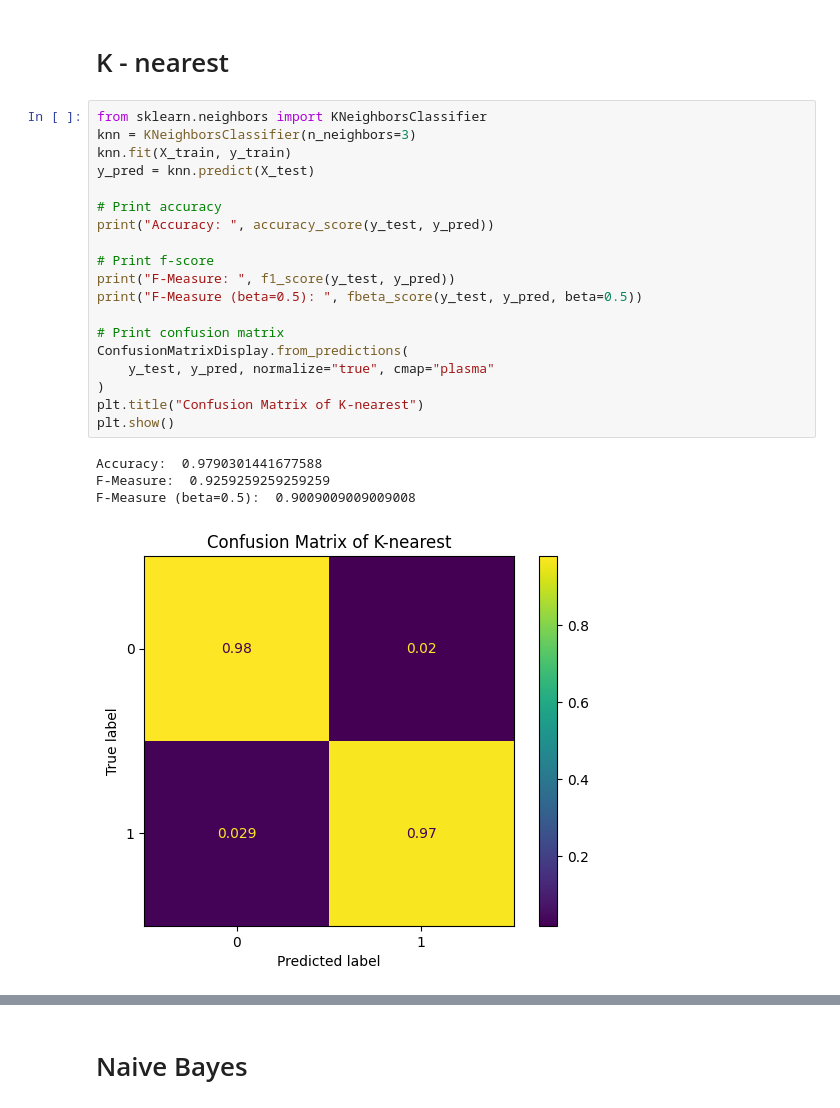
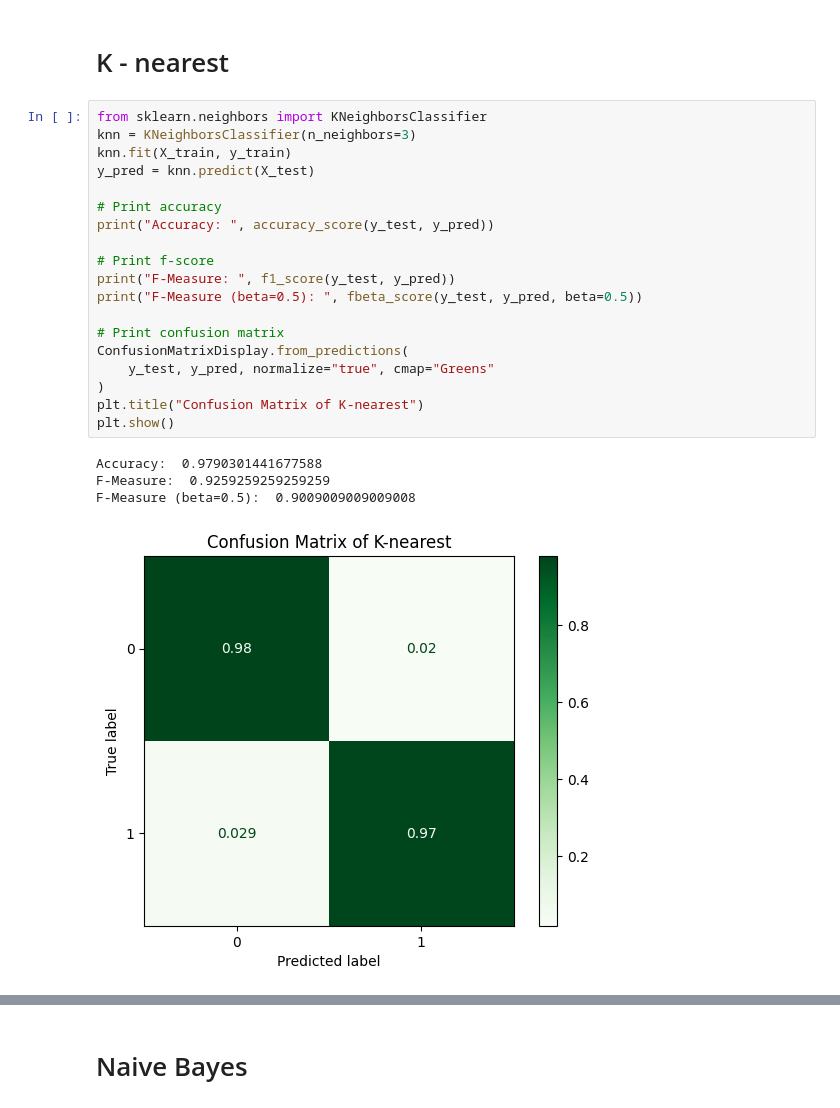
Before and after one commit to Darzuo/cs4641-code, a Jupyter notebook: exploration.ipynb, the cells around one changed output, grey strips where cells are left out. Cells and saved outputs as stored; diff of their text form.

```diff
--- a/exploration.ipynb
+++ b/exploration.ipynb
@@ -276,24 +277,24 @@ Number of X test: (763, 30986), Number of y test: (763,)
 # %%
 from sklearn.neighbors import KNeighborsClassifier
 knn = KNeighborsClassifier(n_neighbors=3)
 knn.fit(X_train, y_train)
 y_pred = knn.predict(X_test)
 
 # Print accuracy
 print("Accuracy: ", accuracy_score(y_test, y_pred))
 
 # Print f-score
 print("F-Measure: ", f1_score(y_test, y_pred))
 print("F-Measure (beta=0.5): ", fbeta_score(y_test, y_pred, beta=0.5))
 
 # Print confusion matrix
 ConfusionMatrixDisplay.from_predictions(
-    y_test, y_pred, normalize="true", cmap="plasma"
+    y_test, y_pred, normalize="true", cmap="Greens"
 )
 plt.title("Confusion Matrix of K-nearest")
 plt.show()
 # %% [output]
 Accuracy:  0.9790301441677588
 F-Measure:  0.9259259259259259
 F-Measure (beta=0.5):  0.9009009009009008
-[figure, old version]
+[figure, new version]
```
Also changed, not shown: parts of 17 cells of this notebook.
